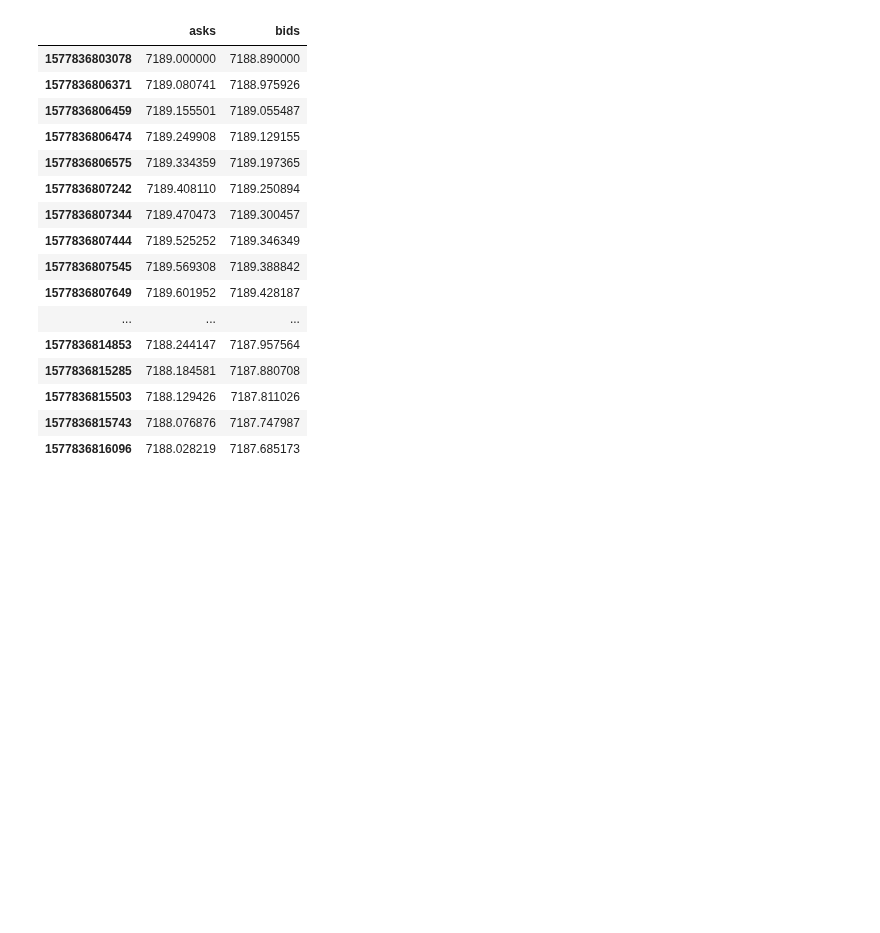
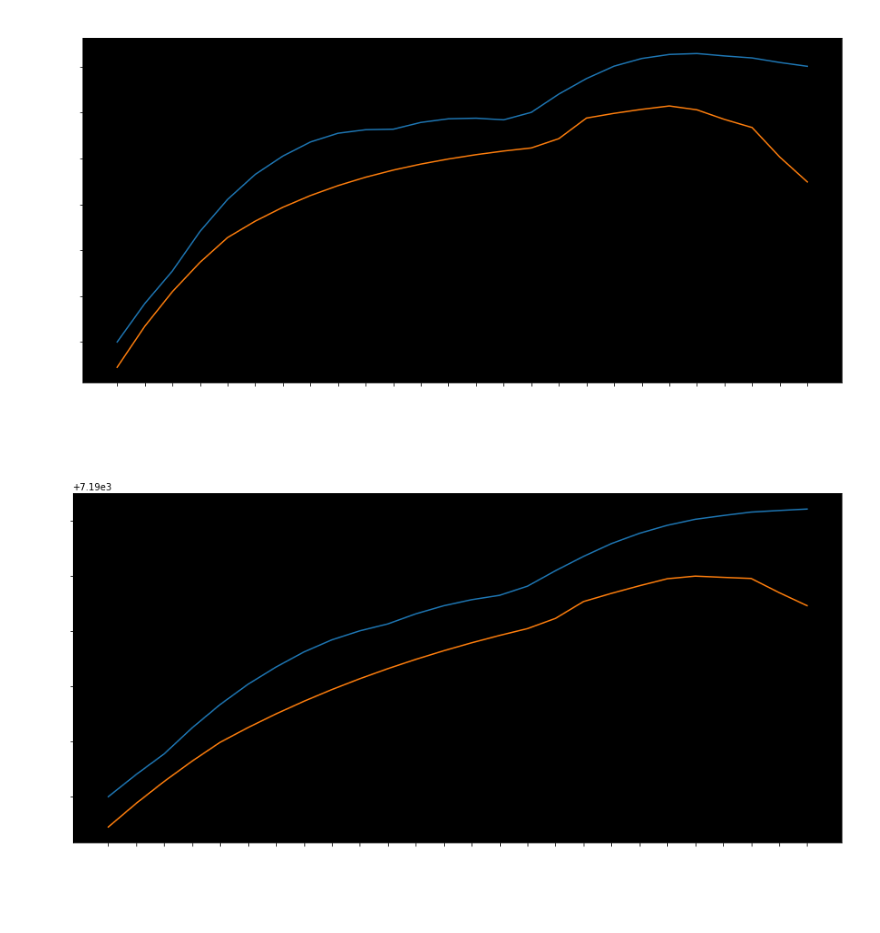
Before and after one commit to giladbarnea/scratches, a Jupyter notebook: efficient-frontier/home-task/algo-home-task/efficient_frontier_scratch.ipynb, the cells around one changed output. Cells and saved outputs as stored; diff of their text form; code cells hidden in the pictures; blank space fills up the shorter version.

```diff
--- a/efficient-frontier/home-task/algo-home-task/efficient_frontier_scratch.ipynb
+++ b/efficient-frontier/home-task/algo-home-task/efficient_frontier_scratch.ipynb
@@ -254,24 +239,15 @@ short_ema = assetA.ewm(span=12,adjust=False).mean()
+# %%
+plot(short_ema, 'Short Moving Average')
+# %% [output]
+[figure, added]
 # %%
 # long term exponential moving average
 long_ema = assetA.ewm(span=26,adjust=False).mean()
+plot(long_ema,'Long Moving Average')
+
+# getmeths(axes.patch, only='regular')
 # %% [output]
-|  | asks | bids |
-| 1577836803078 | 7189.000000 | 7188.890000 |
-| 1577836806371 | 7189.080741 | 7188.975926 |
-| 1577836806459 | 7189.155501 | 7189.055487 |
-| 1577836806474 | 7189.249908 | 7189.129155 |
-| 1577836806575 | 7189.334359 | 7189.197365 |
-| 1577836807242 | 7189.408110 | 7189.250894 |
-| 1577836807344 | 7189.470473 | 7189.300457 |
-| 1577836807444 | 7189.525252 | 7189.346349 |
-| 1577836807545 | 7189.569308 | 7189.388842 |
-| 1577836807649 | 7189.601952 | 7189.428187 |
-| ... | ... | ... |
-| 1577836814853 | 7188.244147 | 7187.957564 |
-| 1577836815285 | 7188.184581 | 7187.880708 |
-| 1577836815503 | 7188.129426 | 7187.811026 |
-| 1577836815743 | 7188.076876 | 7187.747987 |
-| 1577836816096 | 7188.028219 | 7187.685173 |
+[figure, added]
 # %%
 #MACD line
 macd = short_ema - long_ema
```
Also changed, not shown: parts of 22 cells of this notebook.
